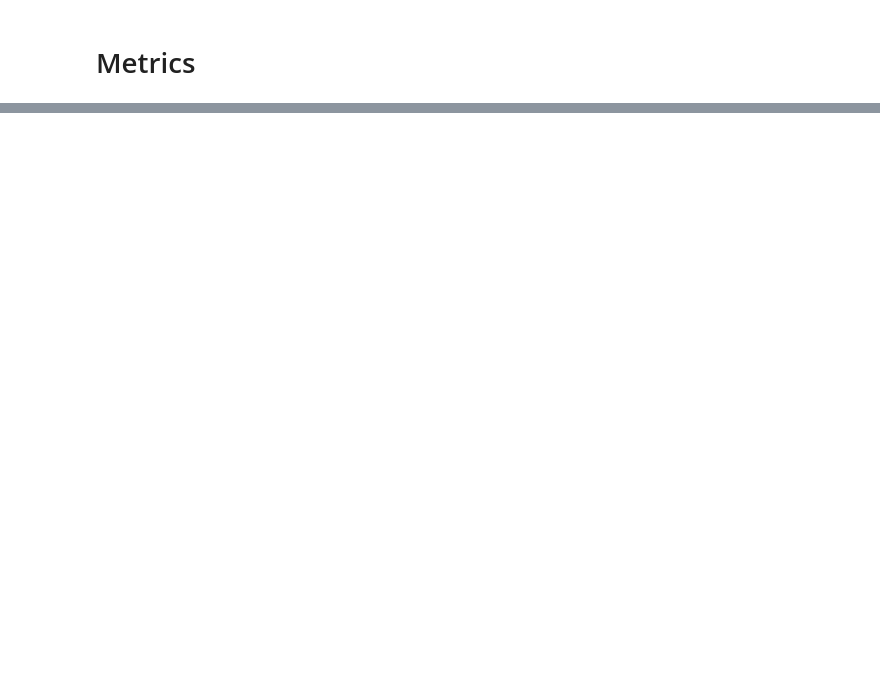
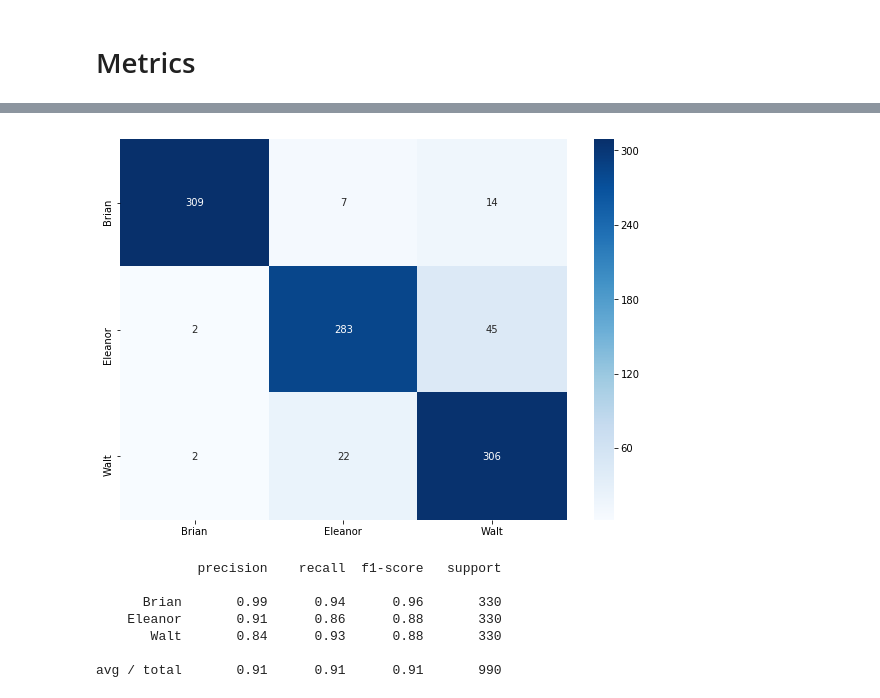
Before and after one commit to bfrieds/the_key_to_life, a Jupyter notebook: metrics.ipynb, the cells around one changed output, grey strips where cells are left out. Saved outputs shown, nothing was run; the diff lists cells and outputs as text; code cells hidden in the pictures; blank space fills up the shorter version.

```diff
--- a/metrics.ipynb
+++ b/metrics.ipynb
@@ -127,0 +322,19 @@ IndexError: index 3 is out of bounds for axis 0 with size 3
+# %%
+from sklearn.model_selection import GridSearchCV
+param_grid = {'C': [0.001, 0.01, 0.1, 1, 10, 100, 1000], "penalty" : ["l1", "l2"] }
+log_grid = GridSearchCV(LogisticRegression(), param_grid)
+log_grid.fit(TRAIN, TRAIN_LABELS)
+pred = log_grid.predict(TEST)
+report = classification_report(TEST_LABELS, pred)
+display_confusion_matrix(confusion_matrix(TEST_LABELS, pred), LABELS)
+print(report)
+plt.show()
+# %% [output]
+[figure, added]
+             precision    recall  f1-score   support
+
+      Brian       0.99      0.94      0.96       330
+    Eleanor       0.91      0.86      0.88       330
+       Walt       0.84      0.93      0.88       330
+
+avg / total       0.91      0.91      0.91       990
```
Also changed, not shown: parts of 13 cells of this notebook, 18 other files.
